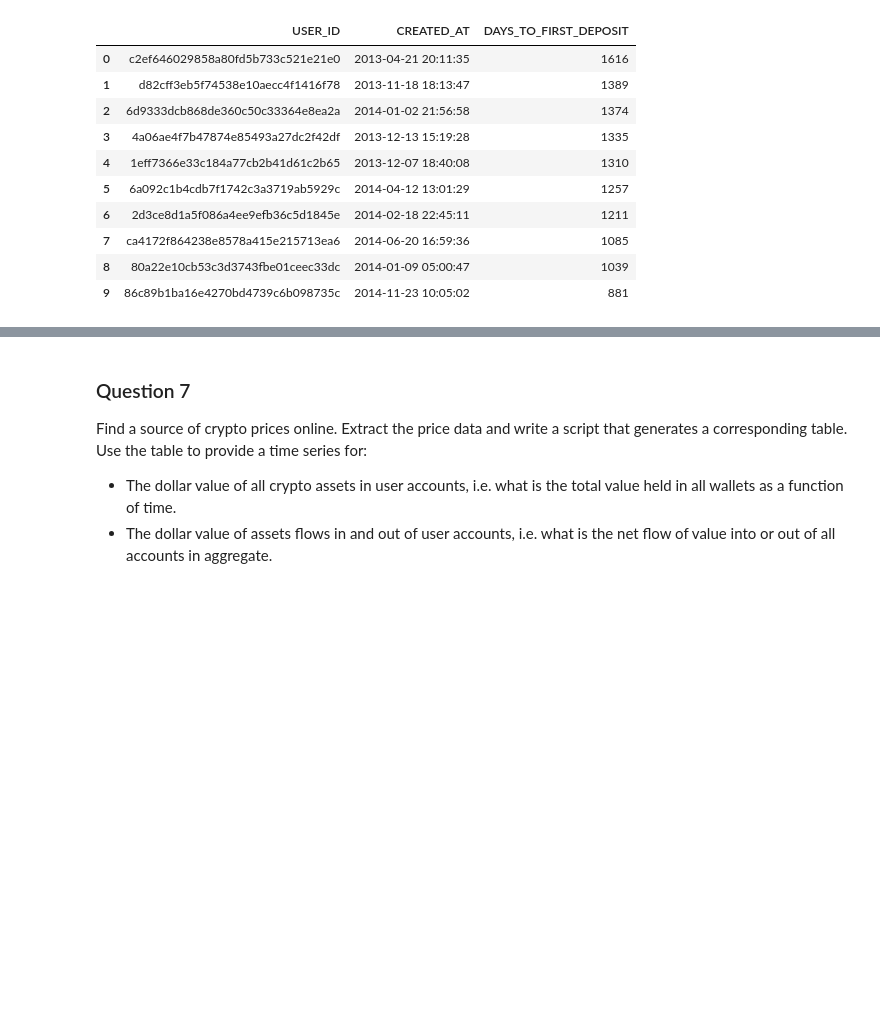
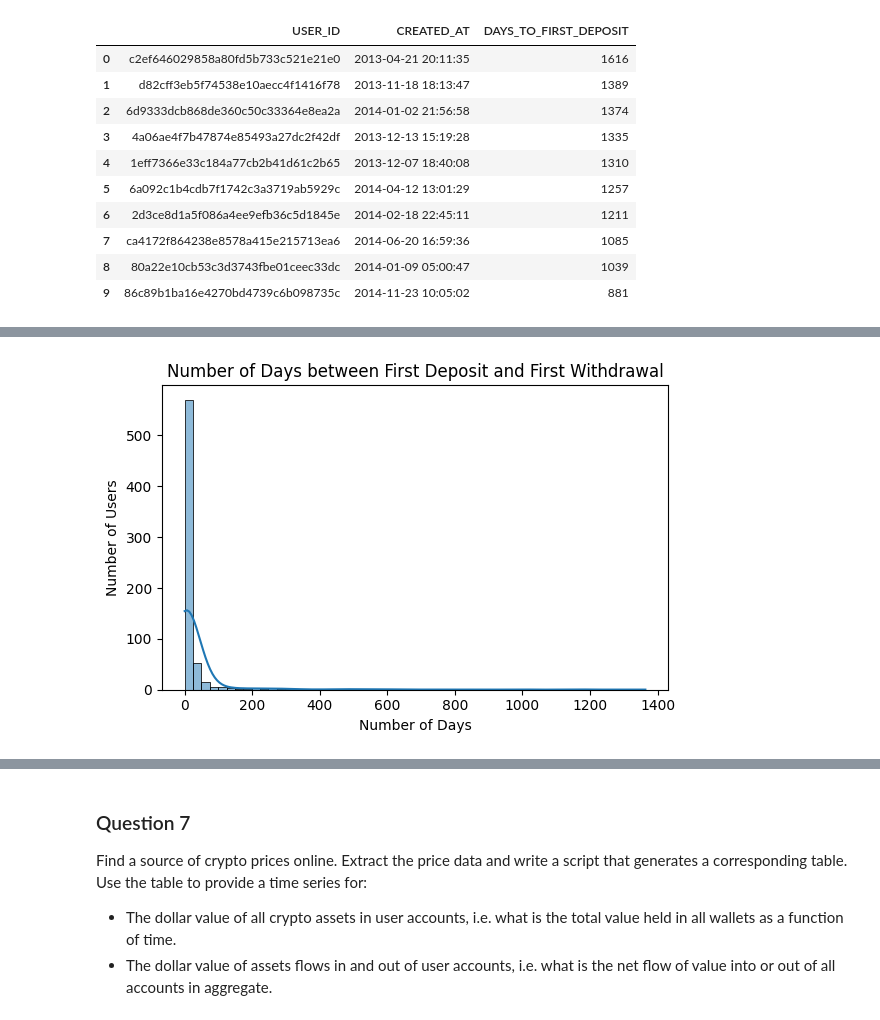
Before and after one commit to ycyuchengliu/coinbase_note, a Jupyter notebook: Coinbase_Data_HW.ipynb, the cells around one changed output, grey strips where cells are left out. Cells and saved outputs as stored; diff of their text form; code cells hidden in the pictures; blank space fills up the shorter version.

```diff
--- a/Coinbase_Data_HW.ipynb
+++ b/Coinbase_Data_HW.ipynb
@@ -222,0 +240,23 @@ KeyError: 'Number of Currencies'
+# %%
+q3_d_query = f"""
+        SELECT u.user_id,
+            MIN(CASE WHEN l.amount > 0 THEN l.created_at END) AS first_deposit,
+            MIN(CASE WHEN l.amount < 0 THEN l.created_at END) AS first_withdrawal,
+            DATEDIFF(
+                'day',
+                MIN(CASE WHEN l.amount > 0 THEN l.created_at END),  -- First deposit date
+                MIN(CASE WHEN l.amount < 0 THEN l.created_at END)   -- First withdrawal date
+            ) AS days_between_first_deposit_and_withdrawal
+        FROM
+            COINBASE.PUBLIC.USERS u
+        JOIN
+            COINBASE.PUBLIC.ACCOUNTS a ON u.user_id = a.user_id
+        JOIN
+            COINBASE.PUBLIC.LEDGER l ON a.account_id = l.account_id
+        GROUP BY 1
+        HAVING days_between_first_deposit_and_withdrawal IS NOT NULL
+        ORDER BY 4 DESC;
+"""
+
+number_of_days_first_deposit_and_first_withdrawal = get_sf_data(q3_d_query)
+number_of_days_first_deposit_and_first_withdrawal.head(10)
@@ -222,0 +287,4 @@ KeyError: 'Number of Currencies'
+# %%
+get_simple_plot(number_of_days_first_deposit_and_first_withdrawal['DAYS_BETWEEN_FIRST_DEPOSIT_AND_WITHDRAWAL'], 'Number of Days between First Deposit and First Withdrawal', 'Number of Days', 'Number of Users', 25)
+# %% [output]
+[figure, added]
```
Also changed, not shown: parts of 13 cells of this notebook.
